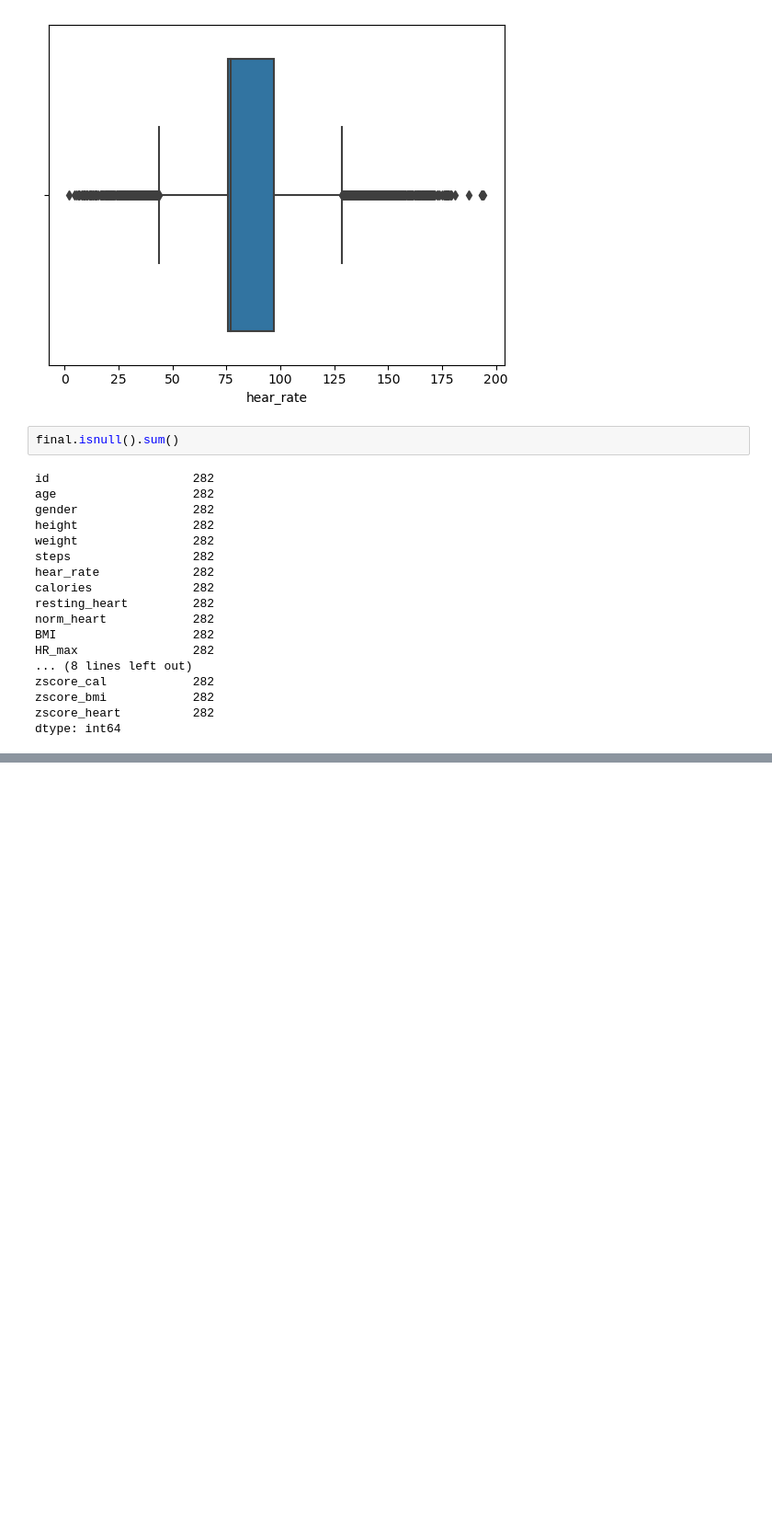
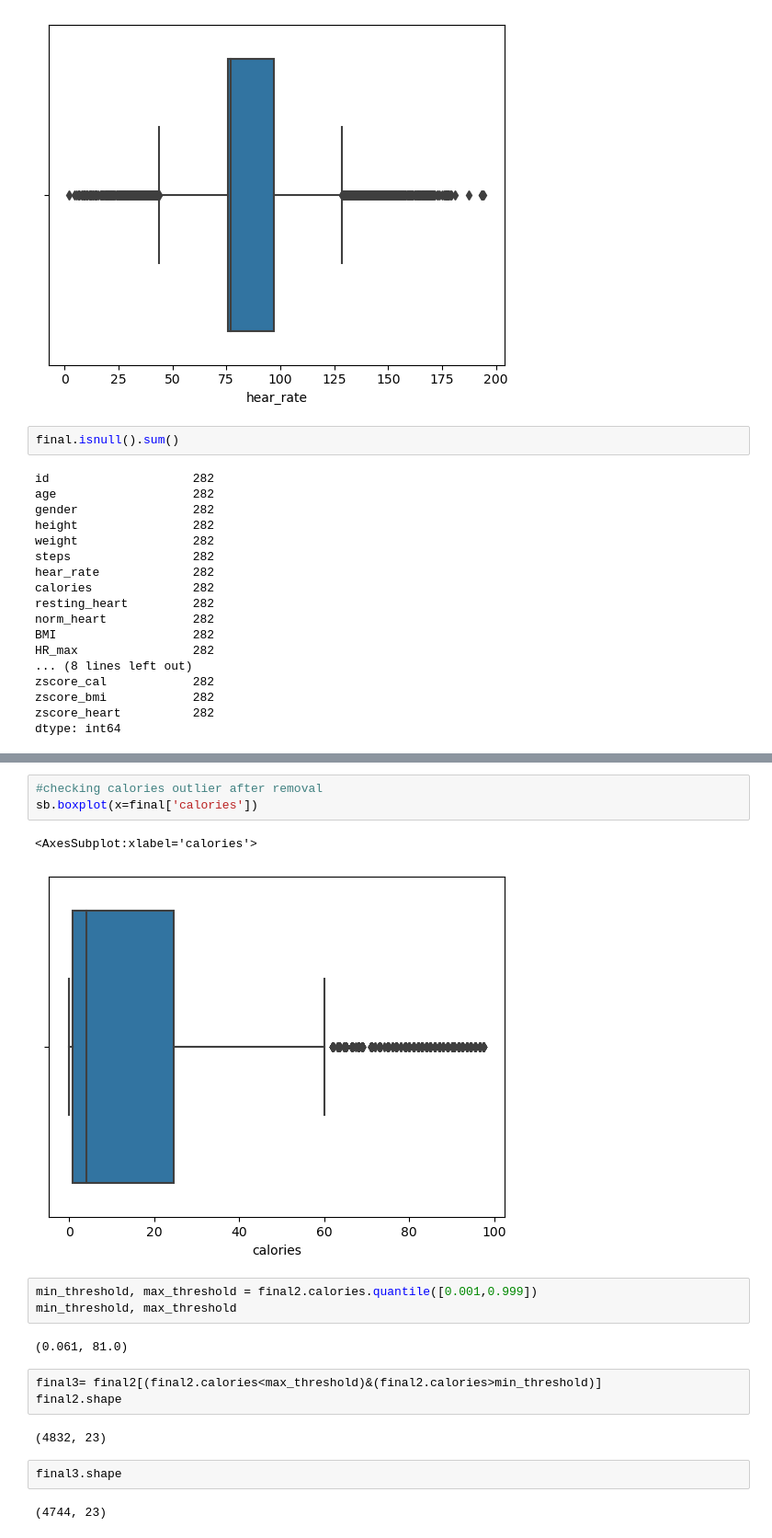
Before and after one commit to FayizUmar/Fatigue-Detection-Model, a Jupyter notebook: Fatigue_model.ipynb, the cells around one changed output, grey strips where cells are left out. Shown at 92% size. Drawn from its saved outputs; the diff is of its cells as text; blank space fills up the shorter version.

```diff
--- a/Fatigue_model.ipynb
+++ b/Fatigue_model.ipynb
@@ -951,0 +1000,20 @@ final.to_excel('finalone.xlsx', index=False)
+# %%
+#checking calories outlier after removal
+sb.boxplot(x=final['calories'])
+# %% [output]
+<AxesSubplot:xlabel='calories'>
+[figure, added]
+# %%
+min_threshold, max_threshold = final2.calories.quantile([0.001,0.999])
+min_threshold, max_threshold
+# %% [output]
+(0.061, 81.0)
+# %%
+final3= final2[(final2.calories<max_threshold)&(final2.calories>min_threshold)]
+final2.shape
+# %% [output]
+(4832, 23)
+# %%
+final3.shape
+# %% [output]
+(4744, 23)
```
Also changed, not shown: parts of 22 cells of this notebook.
